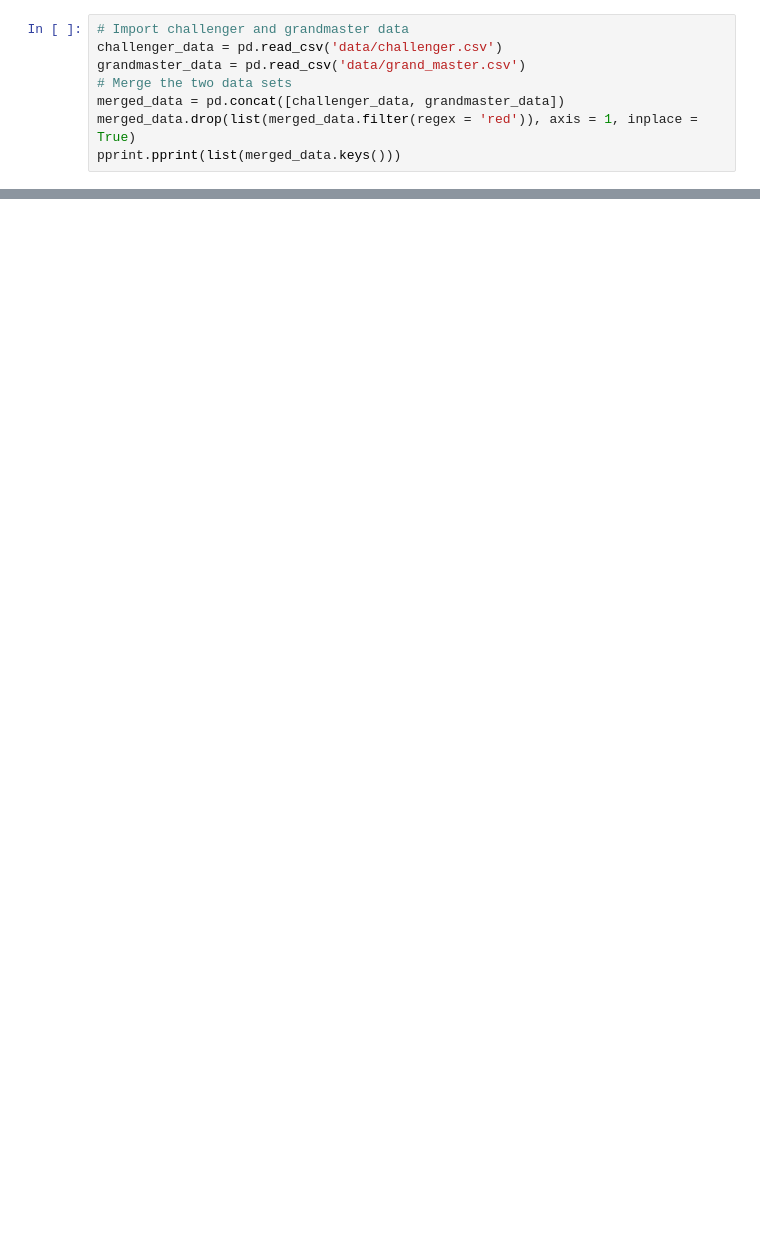
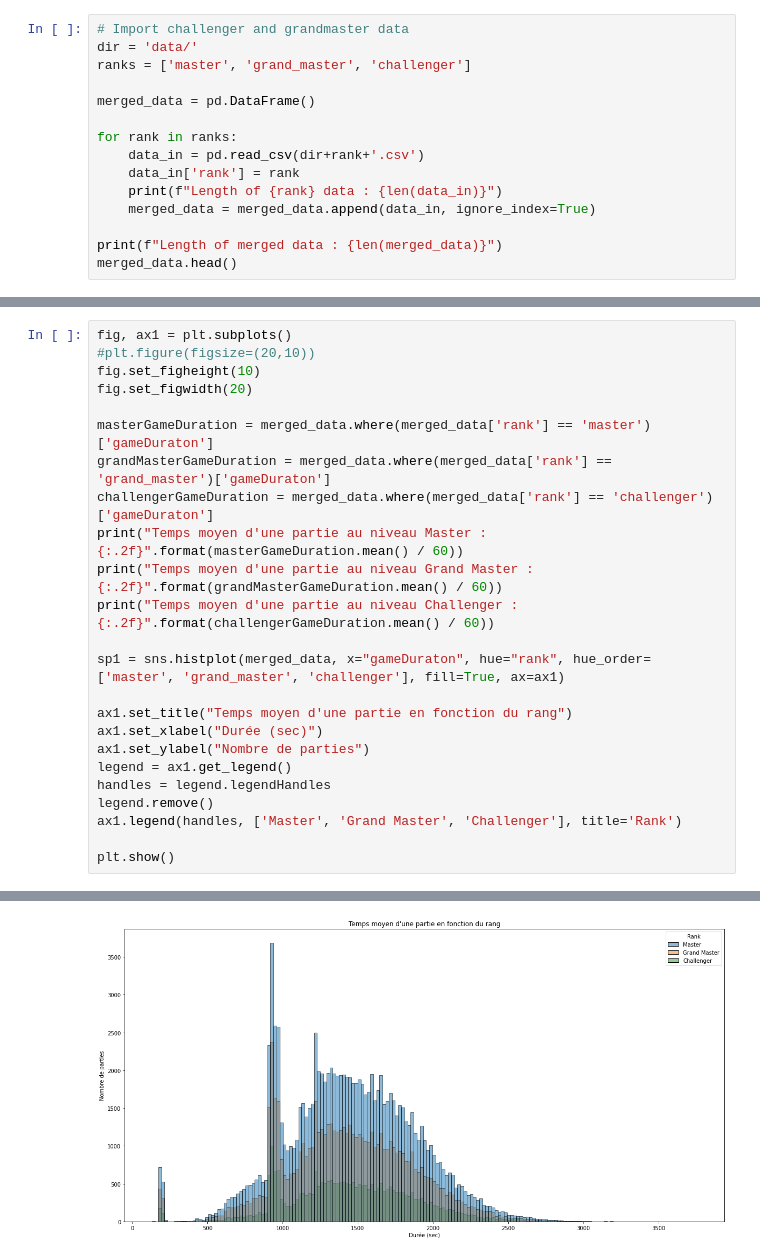
Before and after one commit to TP-Nicolas-Benjamin/lolPredictor, a Jupyter notebook: predictor.ipynb, the cells around one changed output, grey strips where cells are left out. Saved outputs shown, nothing was run; the diff lists cells and outputs as text; blank space fills up the shorter version.

```diff
--- a/predictor.ipynb
+++ b/predictor.ipynb
@@ -45,9 +41,16 @@ Les différentes colonnes sont les suivantes :
 # %%
 # Import challenger and grandmaster data
-challenger_data = pd.read_csv('data/challenger.csv')
-grandmaster_data = pd.read_csv('data/grand_master.csv')
-# Merge the two data sets
-merged_data = pd.concat([challenger_data, grandmaster_data])
-merged_data.drop(list(merged_data.filter(regex = 'red')), axis = 1, inplace = True)
-pprint.pprint(list(merged_data.keys()))
+dir = 'data/'
+ranks = ['master', 'grand_master', 'challenger']
+
+merged_data = pd.DataFrame()
+
+for rank in ranks:
+    data_in = pd.read_csv(dir+rank+'.csv')
+    data_in['rank'] = rank
+    print(f"Length of {rank} data : {len(data_in)}")
+    merged_data = merged_data.append(data_in, ignore_index=True)
+
+print(f"Length of merged data : {len(merged_data)}")
+merged_data.head()
 # %% [output]
@@ -103,0 +91,25 @@ Name: blueWins, dtype: float64
+# %%
+fig, ax1 = plt.subplots()
+#plt.figure(figsize=(20,10))
+fig.set_figheight(10)
+fig.set_figwidth(20)
+
+masterGameDuration = merged_data.where(merged_data['rank'] == 'master')['gameDuraton']
+grandMasterGameDuration = merged_data.where(merged_data['rank'] == 'grand_master')['gameDuraton']
+challengerGameDuration = merged_data.where(merged_data['rank'] == 'challenger')['gameDuraton']
+print("Temps moyen d'une partie au niveau Master : {:.2f}".format(masterGameDuration.mean() / 60))
+print("Temps moyen d'une partie au niveau Grand Master : {:.2f}".format(grandMasterGameDuration.mean() / 60))
+print("Temps moyen d'une partie au niveau Challenger : {:.2f}".format(challengerGameDuration.mean() / 60))
+
+sp1 = sns.histplot(merged_data, x="gameDuraton", hue="rank", hue_order=['master', 'grand_master', 'challenger'], fill=True, ax=ax1)
+
+ax1.set_title("Temps moyen d'une partie en fonction du rang")
+ax1.set_xlabel("Durée (sec)")
+ax1.set_ylabel("Nombre de parties")
+legend = ax1.get_legend()
+handles = legend.legendHandles
+legend.remove()
+ax1.legend(handles, ['Master', 'Grand Master', 'Challenger'], title='Rank')
+
+plt.show()
+# %% [output]
@@ -103,0 +119 @@ Name: blueWins, dtype: float64
+[figure, added]
```
Also changed, not shown: parts of 28 cells of this notebook, 1 other file.
